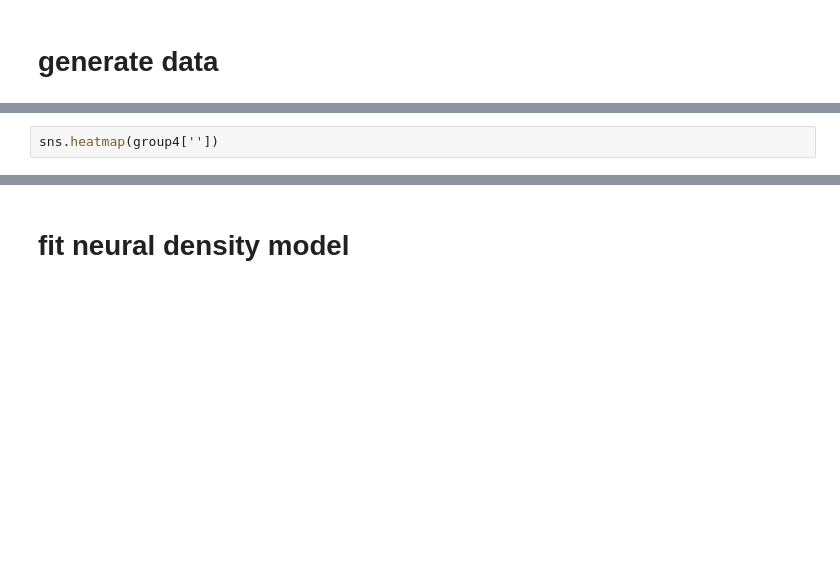
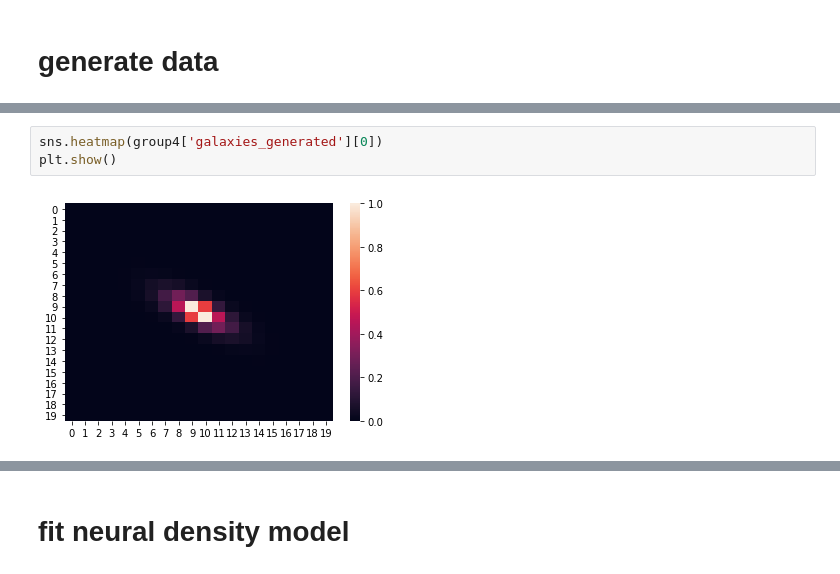
Before and after one commit to zhao-david/CDE-conformal, a Jupyter notebook: image_example/image_toy_ex_v1.ipynb, the cells around one changed output, grey strips where cells are left out. Saved outputs shown, nothing was run; the diff lists cells and outputs as text; blank space fills up the shorter version.

```diff
--- a/image_example/image_toy_ex_v1.ipynb
+++ b/image_example/image_toy_ex_v1.ipynb
@@ -31,2 +40,5 @@ sns.heatmap(group3[''])
 # %%
-sns.heatmap(group4[''])
+sns.heatmap(group4['galaxies_generated'][0])
+plt.show()
+# %% [output]
+[figure, added]
```
Also changed, not shown: parts of 23 cells of this notebook.
